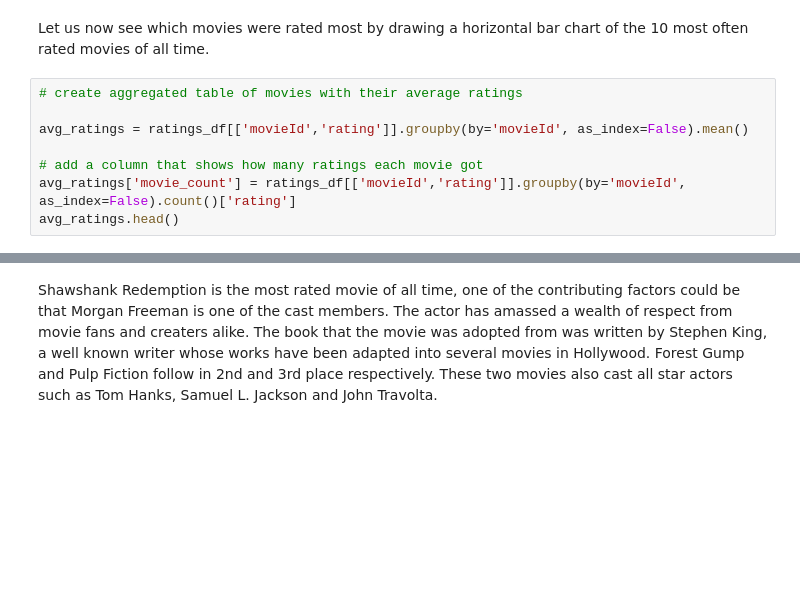
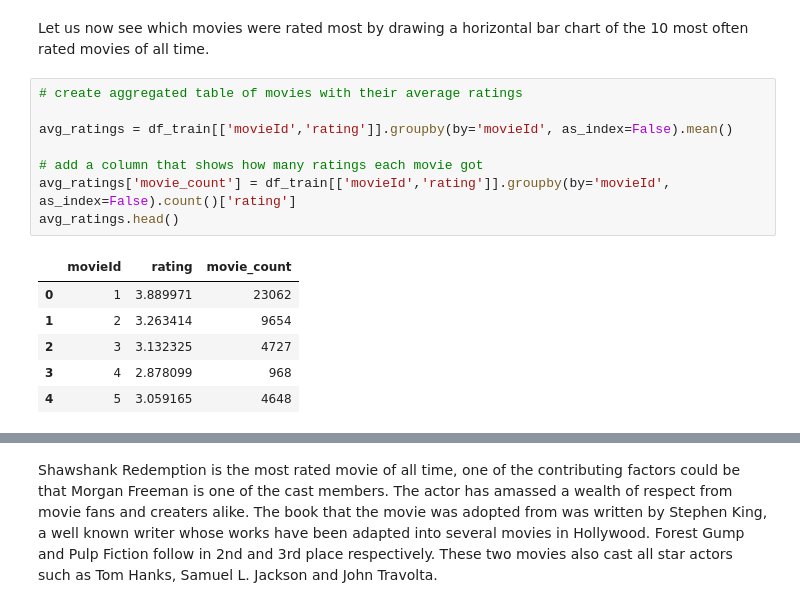
Before and after one commit to stanjaak123/Netflix-Recommender-using-Unsupervised-Machine-Learning-Clustering-, a Jupyter notebook: Netflix Recommender System.ipynb, the cells around one changed output, grey strips where cells are left out. Saved outputs shown, nothing was run; the diff lists cells and outputs as text; blank space fills up the shorter version.

```diff
--- a/Netflix Recommender System.ipynb
+++ b/Netflix Recommender System.ipynb
@@ -570,11 +562,18 @@ Let us now see which movies were rated most by drawing a horizontal bar chart of
 # %%
 # create aggregated table of movies with their average ratings
 
-avg_ratings = ratings_df[['movieId','rating']].groupby(by='movieId', as_index=False).mean()
+avg_ratings = df_train[['movieId','rating']].groupby(by='movieId', as_index=False).mean()
 
 # add a column that shows how many ratings each movie got
-avg_ratings['movie_count'] = ratings_df[['movieId','rating']].groupby(by='movieId', as_index=False).count()['rating']
+avg_ratings['movie_count'] = df_train[['movieId','rating']].groupby(by='movieId', as_index=False).count()['rating']
 avg_ratings.head()
+# %% [output]
+|  | movieId | rating | movie_count |
+| 0 | 1 | 3.889971 | 23062 |
+| 1 | 2 | 3.263414 | 9654 |
+| 2 | 3 | 3.132325 | 4727 |
+| 3 | 4 | 2.878099 | 968 |
+| 4 | 5 | 3.059165 | 4648 |
 # %%
 def movie_ratings(series):
     """
```
Also changed, not shown: parts of 26 cells of this notebook.
